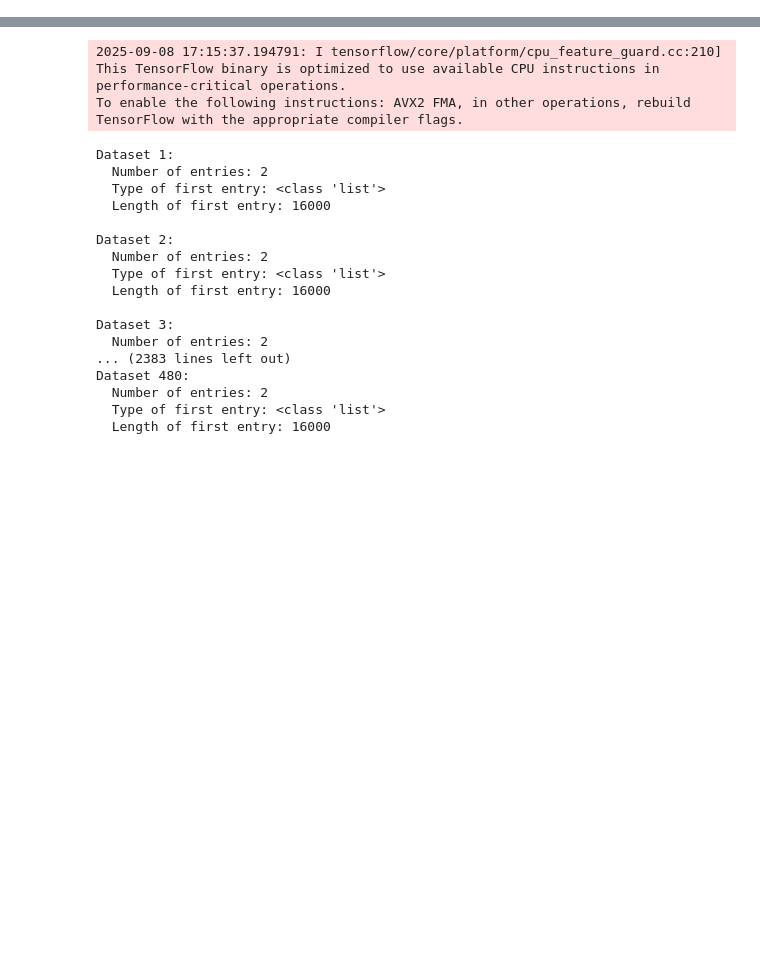
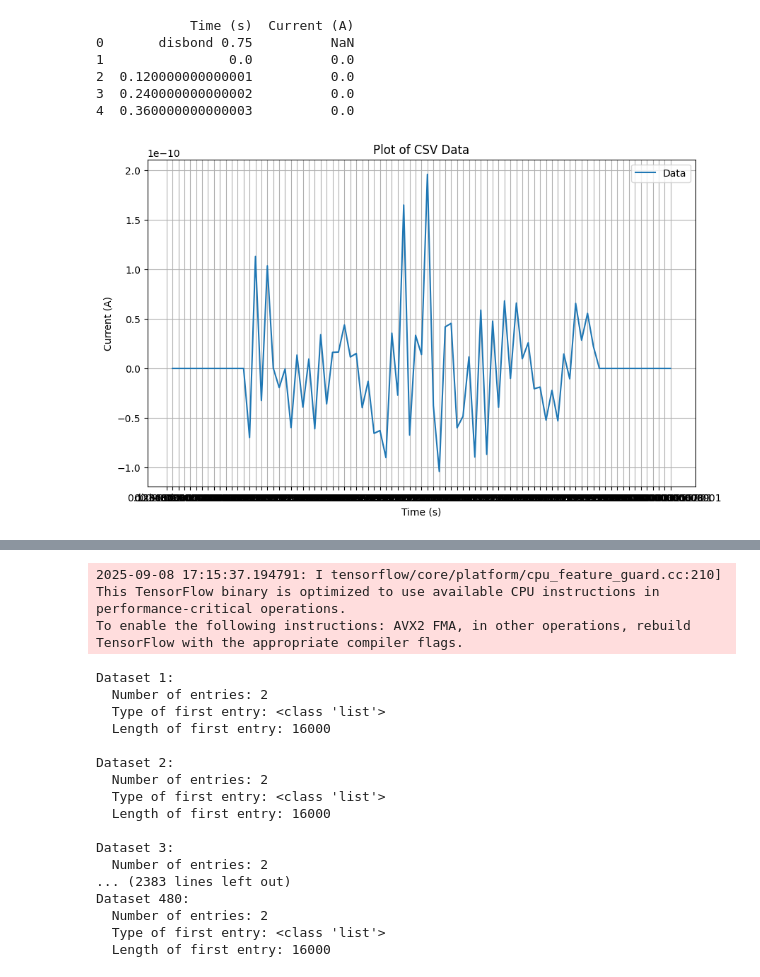
Before and after one commit to AryanSenthil/capstone2025_python, a Jupyter notebook: test.ipynb, the cells around one changed output, grey strips where cells are left out. Cells and saved outputs as stored; diff of their text form; code cells hidden in the pictures; blank space fills up the shorter version.

```diff
--- a/test.ipynb
+++ b/test.ipynb
@@ -1,31 +1,39 @@
 # %%
-# import pandas as pd
+import pandas as pd
 
-# import matplotlib.pyplot as plt
+import matplotlib.pyplot as plt
 
-# # File path
-# file_path = "/home/arisenthil/capstone2025_python/data/disbond_0.75_sep7/disbond 0.75/disbond 0.75_212.csv"
+# File path
+file_path = "/home/arisenthil/capstone2025_python/data/disbond_0.75_sep7/disbond 0.75/disbond 0.75_212.csv"
 
-# # Read the CSV file
-# data = pd.read_csv(file_path)
+# Read the CSV file
+data = pd.read_csv(file_path)
 
-# # Display the first few rows to understand the structure
-# print(data.head())
+# Display the first few rows to understand the structure
+print(data.head())
 
-# # Assuming the CSV has two columns: 'x' and 'y' for plotting
-# # Replace 'x' and 'y' with the actual column names in your CSV
-# x_column = data.columns[0]
-# y_column = data.columns[1]
+# Assuming the CSV has two columns: 'x' and 'y' for plotting
+# Replace 'x' and 'y' with the actual column names in your CSV
+x_column = data.columns[0]
+y_column = data.columns[1]
 
-# # Plot the data
-# plt.figure(figsize=(10, 6))
-# plt.plot(data[x_column], data[y_column], label='Data')
-# plt.xlabel(x_column)
-# plt.ylabel(y_column)
-# plt.title('Plot of CSV Data')
-# plt.legend()
-# plt.grid()
-# plt.show()
+# Plot the data
+plt.figure(figsize=(10, 6))
+plt.plot(data[x_column], data[y_column], label='Data')
+plt.xlabel(x_column)
+plt.ylabel(y_column)
+plt.title('Plot of CSV Data')
+plt.legend()
+plt.grid()
+plt.show()
+# %% [output]
+            Time (s)  Current (A)
+0       disbond 0.75          NaN
+1                0.0          0.0
+2  0.120000000000001          0.0
+3  0.240000000000002          0.0
+4  0.360000000000003          0.0
+[figure, added]
 # %% [markdown]
 <!-- # work from sep 8th  -->
 # %%
```
Also changed, not shown: 12 other files.
